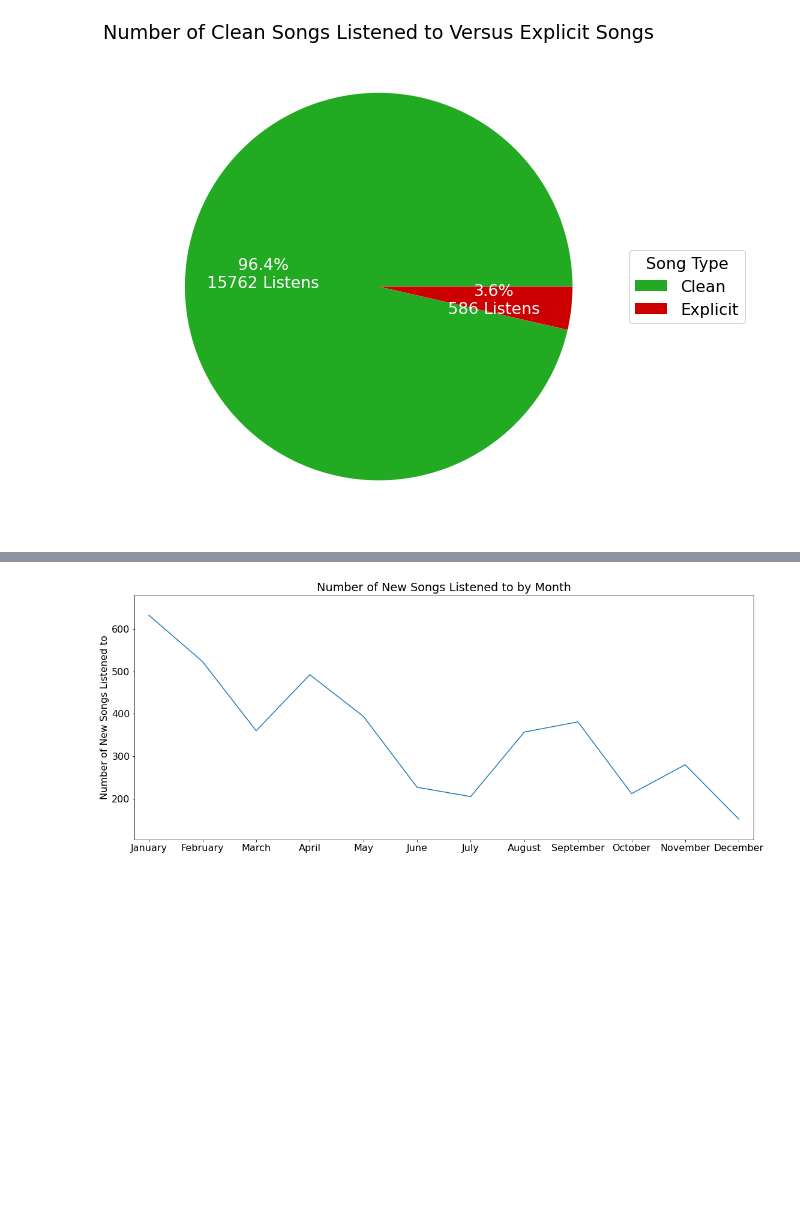
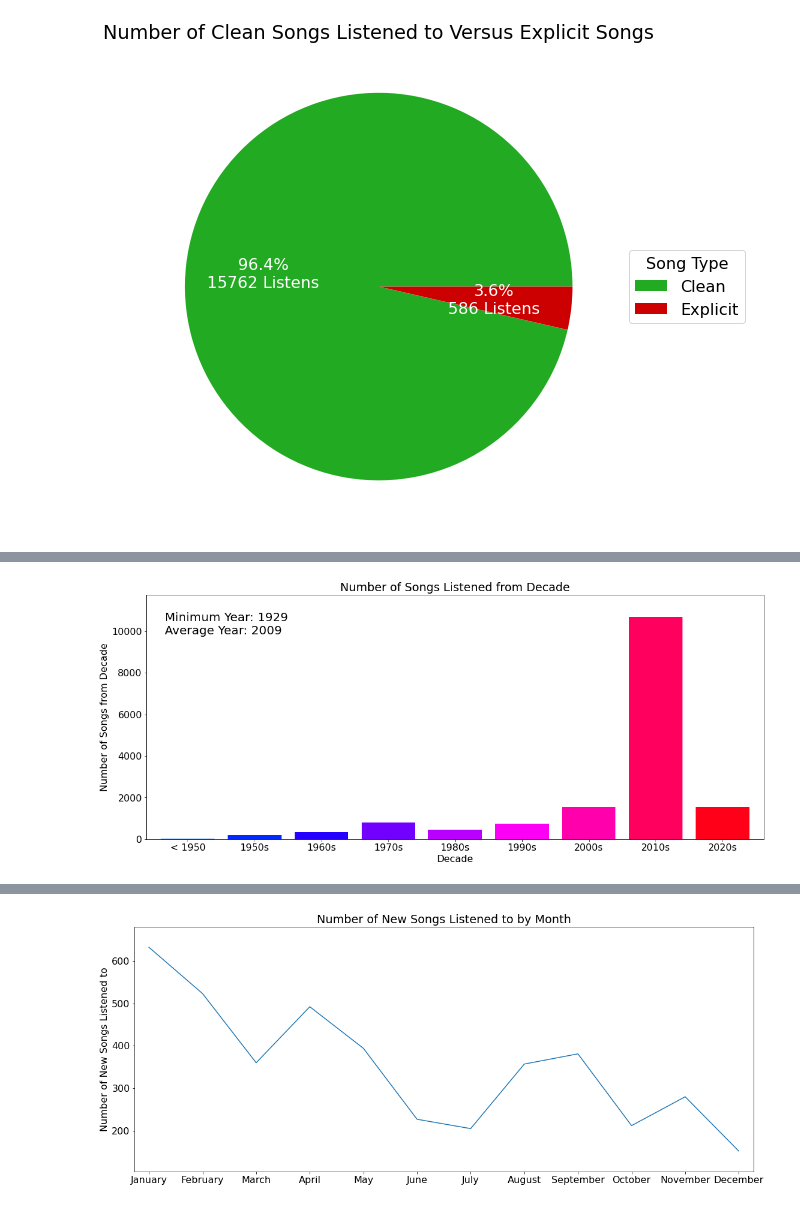
Before and after one commit to justinro-underscore/SpotifyDataAnalysis, a Jupyter notebook: SpotifyDataAnalysis.ipynb, the cells around one changed output, grey strips where cells are left out. Cells and saved outputs as stored; diff of their text form; code cells hidden in the pictures; blank space fills up the shorter version.

```diff
--- a/SpotifyDataAnalysis.ipynb
+++ b/SpotifyDataAnalysis.ipynb
@@ -581,0 +641,27 @@ data.sort_values(by="count", ascending=False).head(10).reset_index(drop=True)
+# %%
+def show_per_decade(data, min_year, avg_year):
+    fig, ax = plt.subplots()
+    plt.bar(range(0, len(data)), data, color=cm.hsv(np.linspace(0.6, 1.0, len(data))))
+    plt.title("Number of Songs Listened from Decade")
+    plt.xticks(ticks=range(0, len(data)), labels=["< 1950"] + list(map(lambda year: str(year) + "s", range(1950, 2030, 10))))
+    plt.xlabel("Decade")
+    plt.ylabel("Number of Songs from Decade")
+    text = "Minimum Year: {}\nAverage Year: {}".format(min_year, (int)(avg_year))
+    plt.text(0.03, 0.93, text, fontsize=20, ha="left", va="top", transform=ax.transAxes)
+    plt.margins(0.025, 0.1)
+
+empty_data = pd.DataFrame([[decade, 0] for decade in range(1950, 2030, 10)], columns=["decade", "count"]).set_index("decade")
+data = trimmed_tracks_data_df[["id"]].merge(full_track_data_df[["id", "album_release_date"]], on="id")
+data["year"] = data.apply(lambda entry: (int)(entry["album_release_date"][:4]), axis=1)
+min_year = data["year"].min()
+avg_year = data["year"].mean()
+data["decade"] = data.apply(lambda entry: (entry["year"] // 10) * 10, axis=1)
+below = data[data["decade"] < 1950].shape[0]
+data = data[data["decade"] >= 1950]
+data = data.groupby("decade").size().reset_index(name="count").set_index("decade")
+empty_data.update(data)
+data = empty_data.apply(lambda entry: (int)(entry), axis=1).to_numpy()
+data = np.append([below], data)
+show_per_decade(data, min_year, avg_year)
+# %% [output]
+[figure, added]
```
Also changed, not shown: parts of 18 cells of this notebook.
